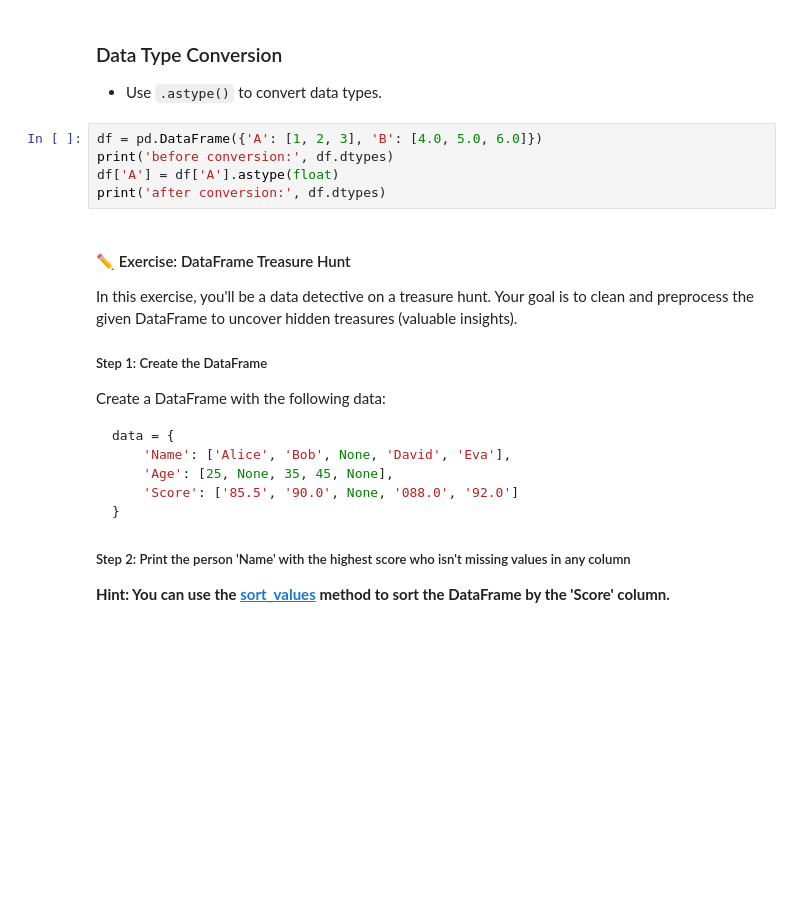
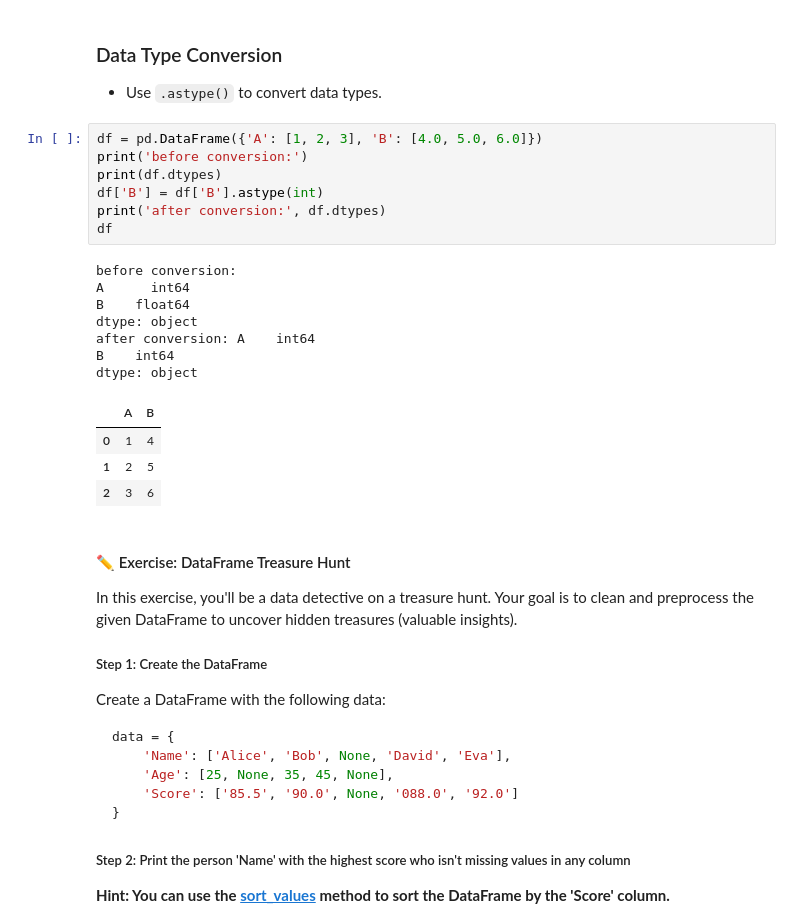
Before and after one commit to alexpatangan/BME3053C-Fall-2025, a Jupyter notebook: lessons-solved/05_Advanced_DataFrame_Operations.ipynb, the cells around one changed output. Drawn from its saved outputs; the diff is of its cells as text; blank space fills up the shorter version.

```diff
--- a/lessons-solved/05_Advanced_DataFrame_Operations.ipynb
+++ b/lessons-solved/05_Advanced_DataFrame_Operations.ipynb
@@ -432,9 +587,23 @@ print(dropped_df)
 - Use `.astype()` to convert data types.
 # %%
 df = pd.DataFrame({'A': [1, 2, 3], 'B': [4.0, 5.0, 6.0]})
-print('before conversion:', df.dtypes)
-df['A'] = df['A'].astype(float)
+print('before conversion:')
+print(df.dtypes)
+df['B'] = df['B'].astype(int)
 print('after conversion:', df.dtypes)
+df
+# %% [output]
+before conversion:
+A      int64
+B    float64
+dtype: object
+after conversion: A    int64
+B    int64
+dtype: object
+|  | A | B |
+| 0 | 1 | 4 |
+| 1 | 2 | 5 |
+| 2 | 3 | 6 |
 # %% [markdown]
 #### ✏️ Exercise: DataFrame Treasure Hunt
 
```
Also changed, not shown: parts of 15 cells of this notebook.
